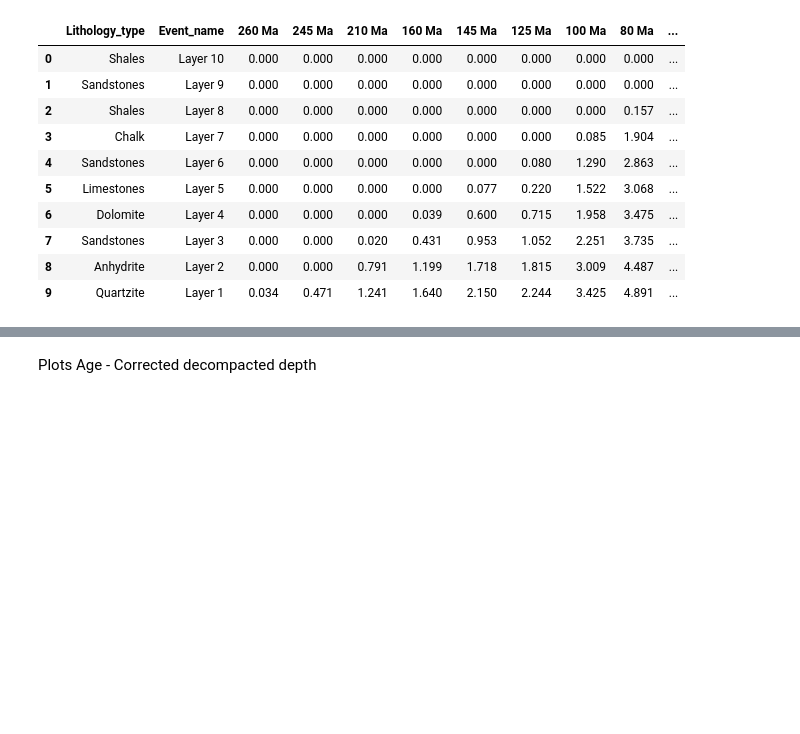
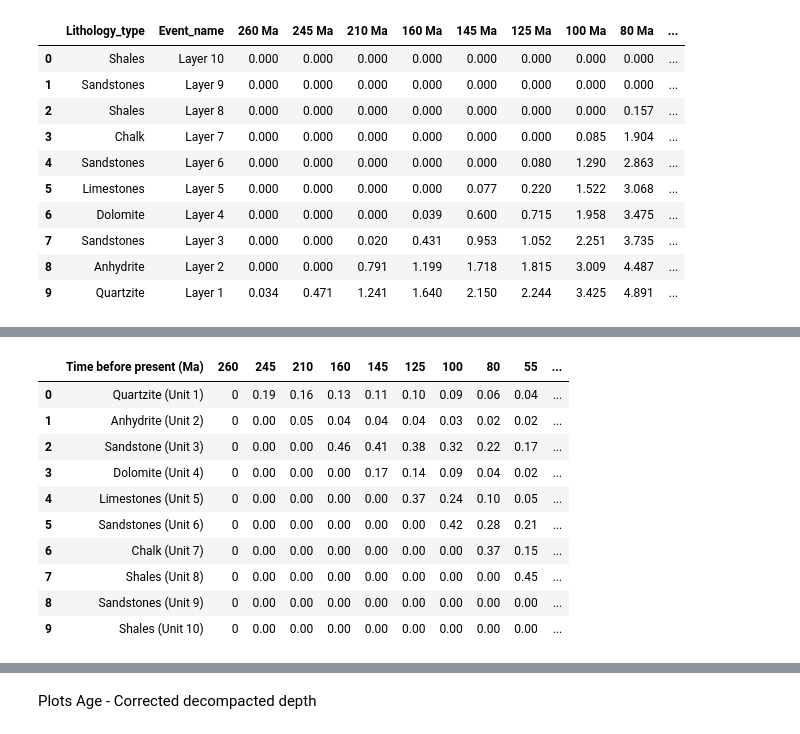
Before and after one commit to MariiaKalinina/Elasticity, a Jupyter notebook: Untitled46.ipynb, the cells around one changed output, grey strips where cells are left out. Saved outputs shown, nothing was run; the diff lists cells and outputs as text; code cells hidden in the pictures; blank space fills up the shorter version.

```diff
--- a/Untitled46.ipynb
+++ b/Untitled46.ipynb
@@ -329,0 +392,16 @@ porosity_df
+# %%
+reference = pd.read_csv('/content/porosity_reference.csv', delimiter=',', header=0)
+# %%
+reference
+# %% [output]
+|  | Time before present (Ma) | 260 | 245 | 210 | 160 | 145 | 125 | 100 | 80 | 55 | ... |
+| 0 | Quartzite (Unit 1) | 0 | 0.19 | 0.16 | 0.13 | 0.11 | 0.10 | 0.09 | 0.06 | 0.04 | ... |
+| 1 | Anhydrite (Unit 2) | 0 | 0.00 | 0.05 | 0.04 | 0.04 | 0.04 | 0.03 | 0.02 | 0.02 | ... |
+| 2 | Sandstone (Unit 3) | 0 | 0.00 | 0.00 | 0.46 | 0.41 | 0.38 | 0.32 | 0.22 | 0.17 | ... |
+| 3 | Dolomite (Unit 4) | 0 | 0.00 | 0.00 | 0.00 | 0.17 | 0.14 | 0.09 | 0.04 | 0.02 | ... |
+| 4 | Limestones (Unit 5) | 0 | 0.00 | 0.00 | 0.00 | 0.00 | 0.37 | 0.24 | 0.10 | 0.05 | ... |
+| 5 | Sandstones (Unit 6) | 0 | 0.00 | 0.00 | 0.00 | 0.00 | 0.00 | 0.42 | 0.28 | 0.21 | ... |
+| 6 | Chalk (Unit 7) | 0 | 0.00 | 0.00 | 0.00 | 0.00 | 0.00 | 0.00 | 0.37 | 0.15 | ... |
+| 7 | Shales (Unit 8) | 0 | 0.00 | 0.00 | 0.00 | 0.00 | 0.00 | 0.00 | 0.00 | 0.45 | ... |
+| 8 | Sandstones (Unit 9) | 0 | 0.00 | 0.00 | 0.00 | 0.00 | 0.00 | 0.00 | 0.00 | 0.00 | ... |
+| 9 | Shales (Unit 10) | 0 | 0.00 | 0.00 | 0.00 | 0.00 | 0.00 | 0.00 | 0.00 | 0.00 | ... |
```
Also changed, not shown: parts of 14 cells of this notebook.
